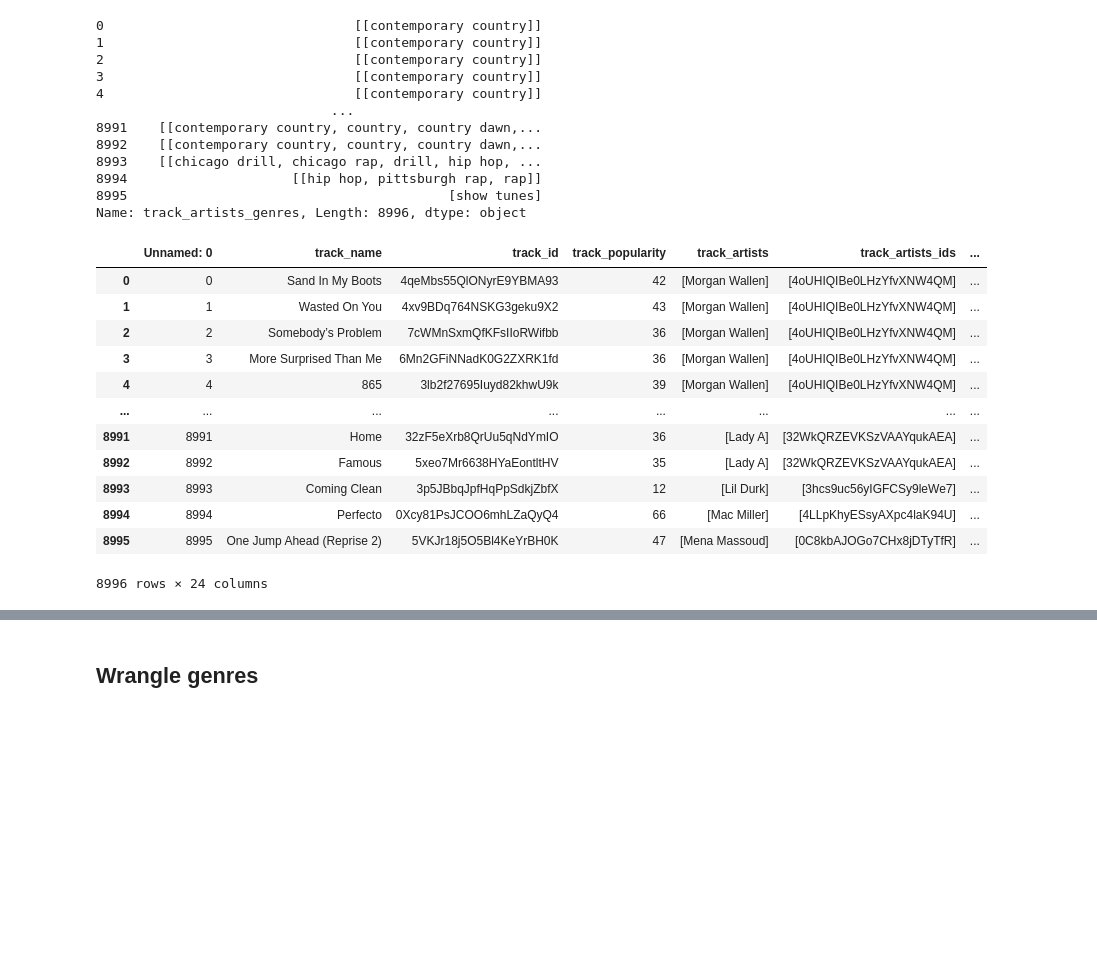
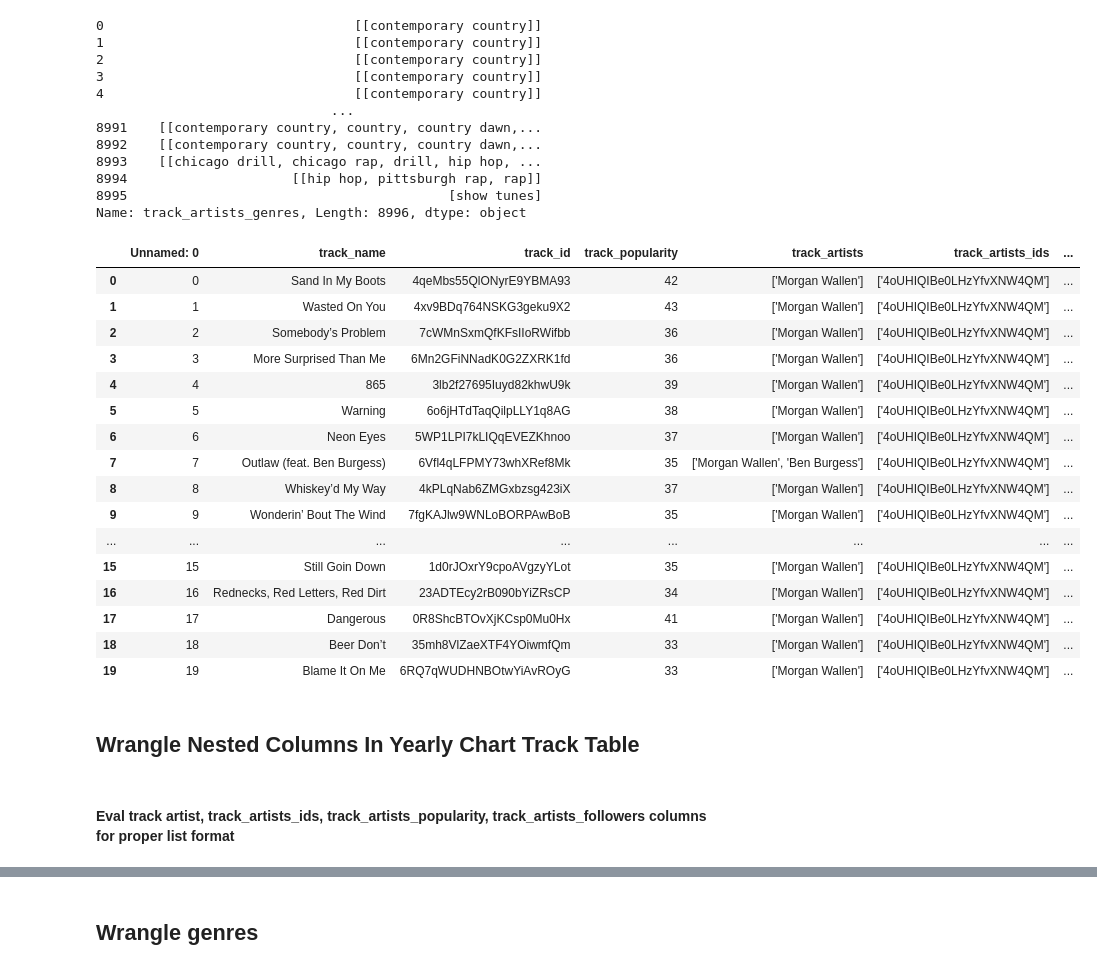
Before and after one commit to katieravenwood/Spotify-Five-Year-Analysis-Project, a Jupyter notebook: notebooks/NestedListandDummyRecoding.ipynb, the cells around one changed output, grey strips where cells are left out. Drawn from its saved outputs; the diff is of its cells as text; code cells hidden in the pictures; blank space fills up the shorter version.

```diff
--- a/notebooks/NestedListandDummyRecoding.ipynb
+++ b/notebooks/NestedListandDummyRecoding.ipynb
@@ -168,18 +178,26 @@ df['track_artists_genres']
 8995                                         [show tunes]
 Name: track_artists_genres, Length: 8996, dtype: object
 # %%
-df
+df.head(20)
 # %% [output]
 |  | Unnamed: 0 | track_name | track_id | track_popularity | track_artists | track_artists_ids | ... |
-| 0 | 0 | Sand In My Boots | 4qeMbs55QlONyrE9YBMA93 | 42 | [Morgan Wallen] | [4oUHIQIBe0LHzYfvXNW4QM] | ... |
-| 1 | 1 | Wasted On You | 4xv9BDq764NSKG3geku9X2 | 43 | [Morgan Wallen] | [4oUHIQIBe0LHzYfvXNW4QM] | ... |
-| 2 | 2 | Somebody’s Problem | 7cWMnSxmQfKFsIIoRWifbb | 36 | [Morgan Wallen] | [4oUHIQIBe0LHzYfvXNW4QM] | ... |
-| 3 | 3 | More Surprised Than Me | 6Mn2GFiNNadK0G2ZXRK1fd | 36 | [Morgan Wallen] | [4oUHIQIBe0LHzYfvXNW4QM] | ... |
-| 4 | 4 | 865 | 3lb2f27695Iuyd82khwU9k | 39 | [Morgan Wallen] | [4oUHIQIBe0LHzYfvXNW4QM] | ... |
+| 0 | 0 | Sand In My Boots | 4qeMbs55QlONyrE9YBMA93 | 42 | ['Morgan Wallen'] | ['4oUHIQIBe0LHzYfvXNW4QM'] | ... |
+| 1 | 1 | Wasted On You | 4xv9BDq764NSKG3geku9X2 | 43 | ['Morgan Wallen'] | ['4oUHIQIBe0LHzYfvXNW4QM'] | ... |
+| 2 | 2 | Somebody’s Problem | 7cWMnSxmQfKFsIIoRWifbb | 36 | ['Morgan Wallen'] | ['4oUHIQIBe0LHzYfvXNW4QM'] | ... |
+| 3 | 3 | More Surprised Than Me | 6Mn2GFiNNadK0G2ZXRK1fd | 36 | ['Morgan Wallen'] | ['4oUHIQIBe0LHzYfvXNW4QM'] | ... |
+| 4 | 4 | 865 | 3lb2f27695Iuyd82khwU9k | 39 | ['Morgan Wallen'] | ['4oUHIQIBe0LHzYfvXNW4QM'] | ... |
+| 5 | 5 | Warning | 6o6jHTdTaqQilpLLY1q8AG | 38 | ['Morgan Wallen'] | ['4oUHIQIBe0LHzYfvXNW4QM'] | ... |
+| 6 | 6 | Neon Eyes | 5WP1LPI7kLIQqEVEZKhnoo | 37 | ['Morgan Wallen'] | ['4oUHIQIBe0LHzYfvXNW4QM'] | ... |
+| 7 | 7 | Outlaw (feat. Ben Burgess) | 6Vfl4qLFPMY73whXRef8Mk | 35 | ['Morgan Wallen', 'Ben Burgess'] | ['4oUHIQIBe0LHzYfvXNW4QM'] | ... |
+| 8 | 8 | Whiskey’d My Way | 4kPLqNab6ZMGxbzsg423iX | 37 | ['Morgan Wallen'] | ['4oUHIQIBe0LHzYfvXNW4QM'] | ... |
+| 9 | 9 | Wonderin’ Bout The Wind | 7fgKAJlw9WNLoBORPAwBoB | 35 | ['Morgan Wallen'] | ['4oUHIQIBe0LHzYfvXNW4QM'] | ... |
 | ... | ... | ... | ... | ... | ... | ... | ... |
-| 8991 | 8991 | Home | 32zF5eXrb8QrUu5qNdYmIO | 36 | [Lady A] | [32WkQRZEVKSzVAAYqukAEA] | ... |
-| 8992 | 8992 | Famous | 5xeo7Mr6638HYaEontltHV | 35 | [Lady A] | [32WkQRZEVKSzVAAYqukAEA] | ... |
-| 8993 | 8993 | Coming Clean | 3p5JBbqJpfHqPpSdkjZbfX | 12 | [Lil Durk] | [3hcs9uc56yIGFCSy9leWe7] | ... |
-| 8994 | 8994 | Perfecto | 0Xcy81PsJCOO6mhLZaQyQ4 | 66 | [Mac Miller] | [4LLpKhyESsyAXpc4laK94U] | ... |
-| 8995 | 8995 | One Jump Ahead (Reprise 2) | 5VKJr18j5O5Bl4KeYrBH0K | 47 | [Mena Massoud] | [0C8kbAJOGo7CHx8jDTyTfR] | ... |
+| 15 | 15 | Still Goin Down | 1d0rJOxrY9cpoAVgzyYLot | 35 | ['Morgan Wallen'] | ['4oUHIQIBe0LHzYfvXNW4QM'] | ... |
+| 16 | 16 | Rednecks, Red Letters, Red Dirt | 23ADTEcy2rB090bYiZRsCP | 34 | ['Morgan Wallen'] | ['4oUHIQIBe0LHzYfvXNW4QM'] | ... |
+| 17 | 17 | Dangerous | 0R8ShcBTOvXjKCsp0Mu0Hx | 41 | ['Morgan Wallen'] | ['4oUHIQIBe0LHzYfvXNW4QM'] | ... |
+| 18 | 18 | Beer Don’t | 35mh8VlZaeXTF4YOiwmfQm | 33 | ['Morgan Wallen'] | ['4oUHIQIBe0LHzYfvXNW4QM'] | ... |
+| 19 | 19 | Blame It On Me | 6RQ7qWUDHNBOtwYiAvROyG | 33 | ['Morgan Wallen'] | ['4oUHIQIBe0LHzYfvXNW4QM'] | ... |
-8996 rows × 24 columns
+# %% [markdown]
+## Wrangle Nested Columns In Yearly Chart Track Table
+# %% [markdown]
+#### Eval track artist, track_artists_ids, track_artists_popularity, track_artists_followers columns for proper list format
```
Also changed, not shown: parts of 28 cells of this notebook, 4 other files.
